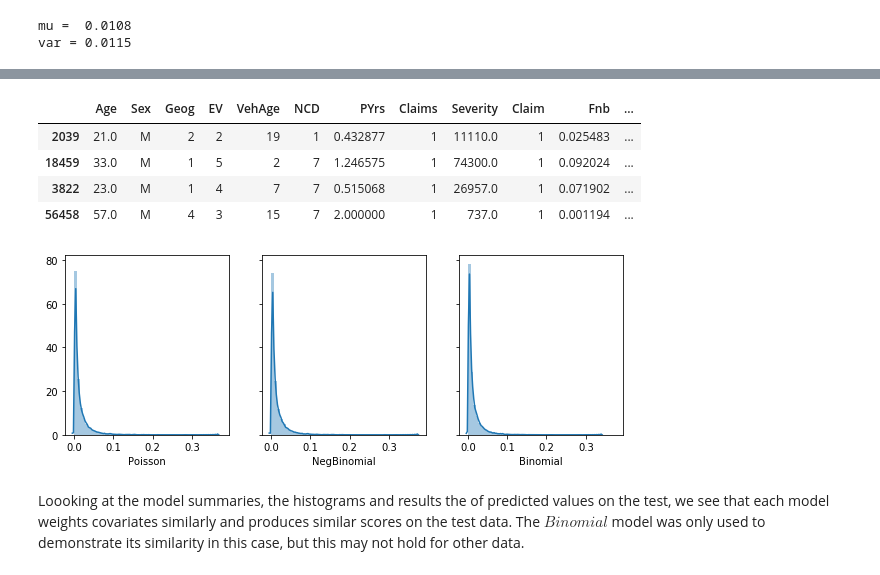
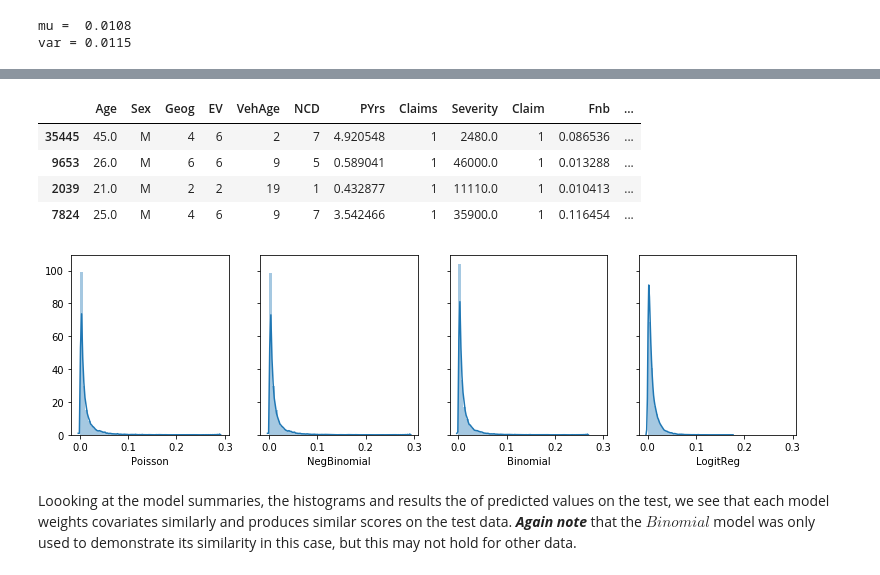
Before and after one commit to bpostance/learn_data_science, a Jupyter notebook: Risk/02-FrequencySeverity-auto.ipynb, the cells around one changed output, grey strips where cells are left out. Cells and saved outputs as stored; diff of their text form; code cells hidden in the pictures.

```diff
--- a/Risk/02-FrequencySeverity-auto.ipynb
+++ b/Risk/02-FrequencySeverity-auto.ipynb
@@ -132,7 +133,7 @@ df['Claim'] = (df['Claims']>=1).astype(int)
 
 # train-test splits stratifies on claims
 # take copies to overcome chained assignment
-train,test = train_test_split(df,test_size=0.3,random_state=1990,stratify=df['Claims'])
+train,test = train_test_split(df,test_size=0.3,random_state=1990,stratify=df['Claim'])
 train = df.loc[train.index].copy()
 test = df.loc[test.index].copy()
 # %% [markdown]
@@ -199,3 +200,13 @@ FreqBinom = smf.glm(formula="Claim ~ Age + Sex + Geog + EV + VehAge + NCD " ,
                       data=train,
                       offset=np.log(train['PYrs']),
                       family=sm.families.Binomial(link=sm.families.links.log())).fit()
+
+LogitReg = smf.glm(formula="Claim ~ Age + Sex + Geog + EV + VehAge + NCD " ,
+                    data=train,
+                    #offset=np.log(train['PYrs']),
+                    family=sm.families.Binomial()).fit()
+
+print(FreqPoisson.summary())
+print(FreqNegBin.summary())
+print(FreqBinom.summary())
+print(LogitReg.summary())
@@ -224,20 +231,22 @@ VehAge        -0.0749      0.008     -9.570      0.000      -0.090      -0.060
 # %%
-test['Fnb'] = FreqNegBin.predict(test)
-test['Fbi'] = FreqBinom.predict(test)
-test['Fpo'] = FreqPoisson.predict(test)
+test['Fnb'] = FreqNegBin.predict(transform=True,exog=test,offset=np.log(test['PYrs']))
+test['Fbi'] = FreqBinom.predict(transform=True,exog=test,offset=np.log(test['PYrs']))
+test['Fpo'] = FreqPoisson.predict(transform=True,exog=test,offset=np.log(test['PYrs']))
+test['FLR'] = LogitReg.predict(transform=True,exog=test)#,offset=np.log(test['PYrs']))
 
-fig,axs = plt.subplots(1,3,figsize=(10,3.3),sharex=True,sharey=True)
+fig,axs = plt.subplots(1,4,figsize=(13,3.3),sharex=True,sharey=True)
 sns.distplot(test['Fpo'],ax=axs[0],axlabel='Poisson')
 sns.distplot(test['Fnb'],ax=axs[1],axlabel='NegBinomial')
 sns.distplot(test['Fbi'],ax=axs[2],axlabel='Binomial')
+sns.distplot(test['FLR'],ax=axs[3],axlabel='LogitReg')
 
 test.loc[test['Claim']>0][:4]
 # %% [output]
 |  | Age | Sex | Geog | EV | VehAge | NCD | PYrs | Claims | Severity | Claim | Fnb | ... |
-| 2039 | 21.0 | M | 2 | 2 | 19 | 1 | 0.432877 | 1 | 11110.0 | 1 | 0.025483 | ... |
-| 18459 | 33.0 | M | 1 | 5 | 2 | 7 | 1.246575 | 1 | 74300.0 | 1 | 0.092024 | ... |
-| 3822 | 23.0 | M | 1 | 4 | 7 | 7 | 0.515068 | 1 | 26957.0 | 1 | 0.071902 | ... |
-| 56458 | 57.0 | M | 4 | 3 | 15 | 7 | 2.000000 | 1 | 737.0 | 1 | 0.001194 | ... |
+| 35445 | 45.0 | M | 4 | 6 | 2 | 7 | 4.920548 | 1 | 2480.0 | 1 | 0.086536 | ... |
+| 9653 | 26.0 | M | 6 | 6 | 9 | 5 | 0.589041 | 1 | 46000.0 | 1 | 0.013288 | ... |
+| 2039 | 21.0 | M | 2 | 2 | 19 | 1 | 0.432877 | 1 | 11110.0 | 1 | 0.010413 | ... |
+| 7824 | 25.0 | M | 4 | 6 | 9 | 7 | 3.542466 | 1 | 35900.0 | 1 | 0.116454 | ... |
-[figure, old version]
+[figure, new version]
 # %% [markdown]
-Loooking at the model summaries, the histograms and results the of predicted values on the test, we see that each model weights covariates similarly and produces similar scores on the test data. The $Binomial$ model was only used to demonstrate its similarity in this case, but this may not hold for other data.
+Loooking at the model summaries, the histograms and results the of predicted values on the test, we see that each model weights covariates similarly and produces similar scores on the test data. ***Again note*** that the $Binomial$ model was only used to demonstrate its similarity in this case, but this may not hold for other data.
```
Also changed, not shown: parts of 15 cells of this notebook, 1 other file.
